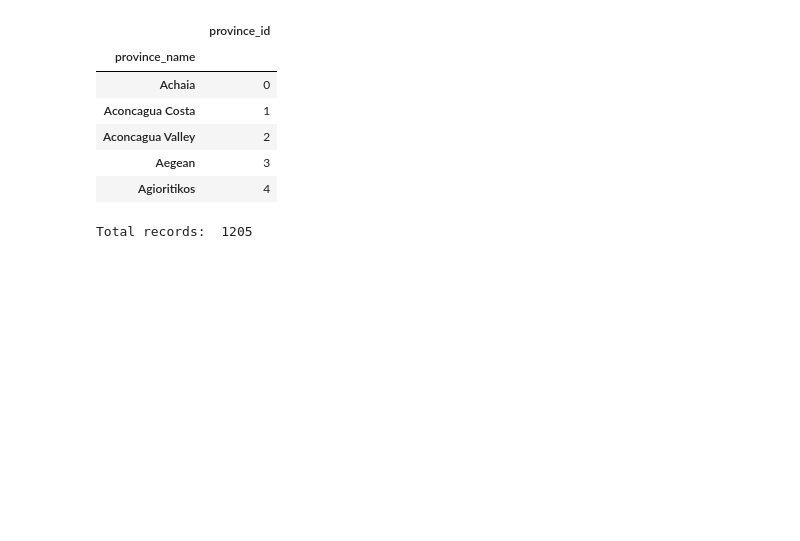
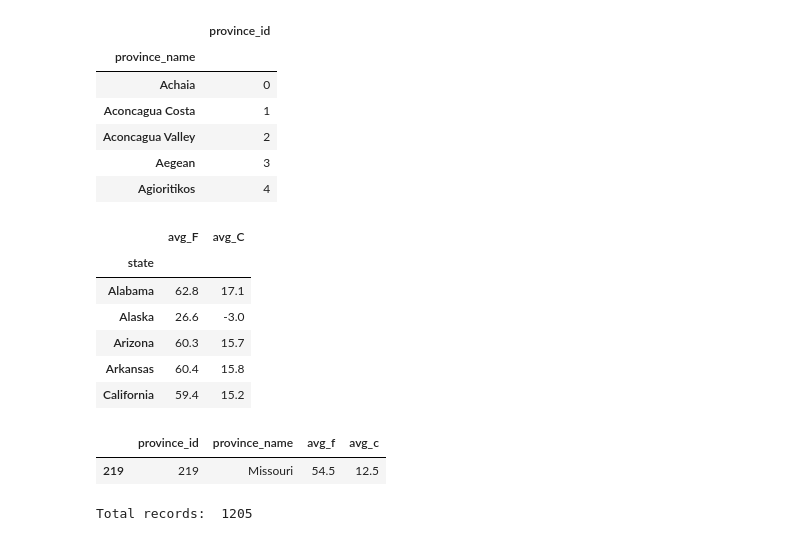
Before and after one commit to DutchDS/Project-2-ETL, a Jupyter notebook: Project_2_ETL.ipynb, the cells around one changed output. Drawn from its saved outputs; the diff is of its cells as text; code cells hidden in the pictures; blank space fills up the shorter version.

```diff
--- a/Project_2_ETL.ipynb
+++ b/Project_2_ETL.ipynb
@@ -219,6 +242,37 @@ Total records:  422
 | Aconcagua Valley | 2 |
 | Aegean | 3 |
 | Agioritikos | 4 |
+# %%
+df_states_temps.head()
+# %% [output]
+|  | avg_F | avg_C |
+| state |  |  |
+| Alabama | 62.8 | 17.1 |
+| Alaska | 26.6 | -3.0 |
+| Arizona | 60.3 | 15.7 |
+| Arkansas | 60.4 | 15.8 |
+| California | 59.4 | 15.2 |
+# %%
+# Add temperature to df_provinces when found
+df_provinces['avg_f'] = ""
+df_provinces['avg_c'] = ""
+temp_C = []
+temp_F = []
+
+for index, row in df_provinces.iterrows():
+    try:
+        temp_F = df_states_temps.loc[str(row[1]),'avg_F']
+        df_provinces.iloc[index, 2] = temp_F
+#         print(row)
+        temp_C = df_states_temps.loc[str(row[1]),'avg_C']
+        df_provinces.iloc[index, 3] = temp_C
+    except:
+        pass
+
+df_provinces.loc[df_provinces['province_name'] == 'Missouri']
+# %% [output]
+|  | province_id | province_name | avg_f | avg_c |
+| 219 | 219 | Missouri | 54.5 | 12.5 |
 # %%
 # For the regions
 
```
Also changed, not shown: parts of 3 cells of this notebook, 2 other files.
